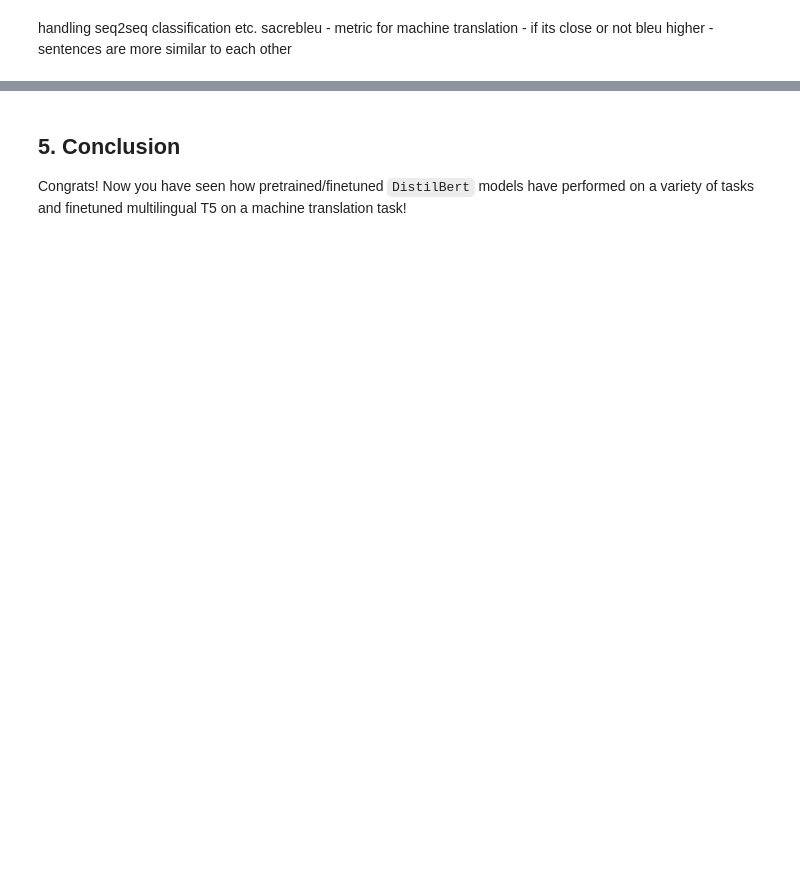
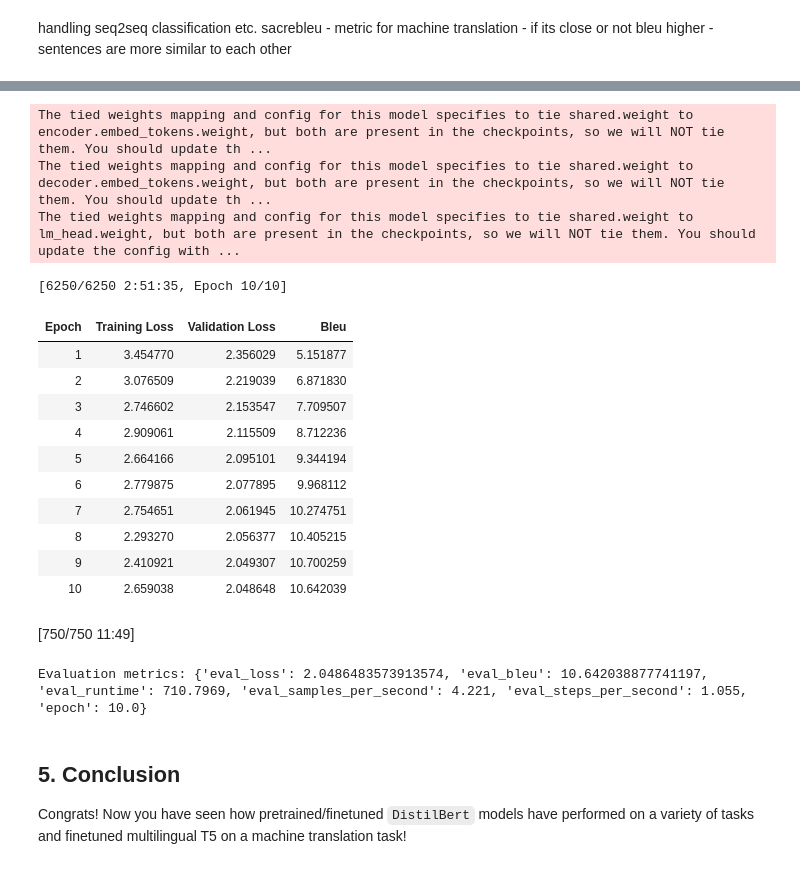
Before and after one commit to FarukZahiragic/cs-552-modern-nlp, a Jupyter notebook: Exercises/Week 4/Week-4-Exercise.ipynb, the cells around one changed output, grey strips where cells are left out. Saved outputs shown, nothing was run; the diff lists cells and outputs as text; code cells hidden in the pictures; blank space fills up the shorter version.

```diff
--- a/Exercises/Week 4/Week-4-Exercise.ipynb
+++ b/Exercises/Week 4/Week-4-Exercise.ipynb
@@ -492,14 +668,71 @@ def compute_metrics(eval_pred):
     return {"bleu": results["score"]}
 
 
-# TODO: Load the google/mt5-small model and tokenizer
+# TODO: Load the google/mt5-small model and tokenizer\
+tokenizer = AutoTokenizer.from_pretrained("google/mt5-small")
+model = AutoModelForSeq2SeqLM.from_pretrained("google/mt5-small")
 # TODO: Tokenize the dataset
+def preprocess_function(examples):
+    prefix = "translate English to French: "
+    inputs = [prefix + src["en"] for src in examples["translation"]]
+    targets = [tgt["fr"] for tgt in examples["translation"]]
+
+    model_inputs = tokenizer(inputs, text_target=targets, max_length=64, truncation=True)
+    return model_inputs
+
+tokenized_datasets = data.map(preprocess_function, batched=True)
 # TODO: Define the data collator
+data_collator = DataCollatorForSeq2Seq(tokenizer=tokenizer, model=model)
 # TODO: Define the training arguments
+bleu_metric = evaluate.load("sacrebleu")
+
+def compute_metrics(eval_pred):
+    predictions, labels = eval_pred
+    # Convert token IDs back to text
+    predictions = [[(p if p != -100 else tokenizer.pad_token_id) for p in prediction] for prediction in predictions]
+    decoded_preds = tokenizer.batch_decode(predictions, skip_special_tokens=True)
+    # Replace -100 in labels as the padding token ID, then decode
+    labels = [[(l if l != -100 else tokenizer.pad_token_id) for l in label] for label in labels]
+    decoded_labels = tokenizer.batch_decode(labels, skip_special_tokens=True)
+
+    # SacreBLEU expects a list of prediction strings, plus a list of lists for references
+    results = bleu_metric.compute(
+        predictions=decoded_preds,
+        references=[[lbl] for lbl in decoded_labels]
+    )
+    return {"bleu": results["score"]}
+
+# Define training arguments
+training_args = Seq2SeqTrainingArguments(
+    output_dir="./mt5-small-translation",
+    eval_strategy="epoch",
+    learning_rate=1e-4,
+    per_device_train_batch_size=16,
+    per_device_eval_batch_size=4,
+    num_train_epochs=10,
+    weight_decay=0.01,
+    save_strategy="no",
+    logging_steps=1,
+    push_to_hub=False,
+    report_to="none",
+    predict_with_generate=True,
+    generation_max_length=64,
+    eval_steps=0.05,
+)
 # TODO: Initialize the Trainer
+trainer = Seq2SeqTrainer(
+   model = model,
+   args = training_args,
+   train_dataset = tokenized_datasets["train"],
+   eval_dataset = tokenized_datasets["validation"],
+   data_collator = data_collator,
+   compute_metrics=compute_metrics
+)
 # TODO: Train the model
+trainer.train()
 # TODO: Generate some examples
 
 # 10. Evaluate on the validation set
 metrics = trainer.evaluate()
 print("Evaluation metrics:", metrics)
+# %% [output]
@@ -506,3 +746,20 @@ print("Evaluation metrics:", metrics)
+The tied weights mapping and config for this model specifies to tie shared.weight to encoder.embed_tokens.weight, but both are present in the checkpoints, so we will NOT tie them. You should update th ...
+The tied weights mapping and config for this model specifies to tie shared.weight to decoder.embed_tokens.weight, but both are present in the checkpoints, so we will NOT tie them. You should update th ...
+The tied weights mapping and config for this model specifies to tie shared.weight to lm_head.weight, but both are present in the checkpoints, so we will NOT tie them. You should update the config with ...
+[6250/6250 2:51:35, Epoch 10/10]
+| Epoch | Training Loss | Validation Loss | Bleu |
+| 1 | 3.454770 | 2.356029 | 5.151877 |
+| 2 | 3.076509 | 2.219039 | 6.871830 |
+| 3 | 2.746602 | 2.153547 | 7.709507 |
+| 4 | 2.909061 | 2.115509 | 8.712236 |
+| 5 | 2.664166 | 2.095101 | 9.344194 |
+| 6 | 2.779875 | 2.077895 | 9.968112 |
+| 7 | 2.754651 | 2.061945 | 10.274751 |
+| 8 | 2.293270 | 2.056377 | 10.405215 |
+| 9 | 2.410921 | 2.049307 | 10.700259 |
+| 10 | 2.659038 | 2.048648 | 10.642039 |
+[750/750 11:49]
+Evaluation metrics: {'eval_loss': 2.0486483573913574, 'eval_bleu': 10.642038877741197, 'eval_runtime': 710.7969, 'eval_samples_per_second': 4.221, 'eval_steps_per_second': 1.055, 'epoch': 10.0}
 # %% [markdown]
 <a name="conc"></a>
 ## 5. Conclusion
```
Also changed, not shown: parts of 27 cells of this notebook.
